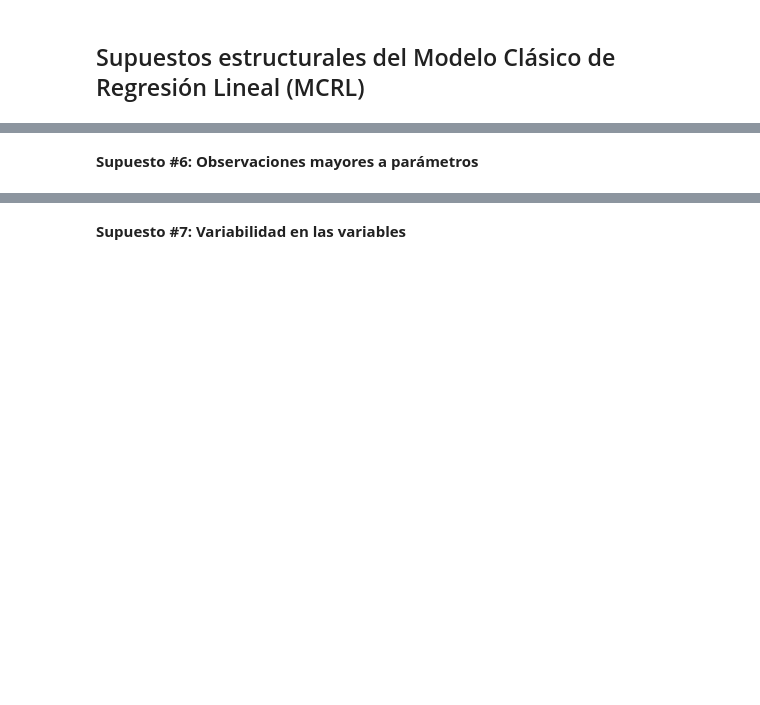
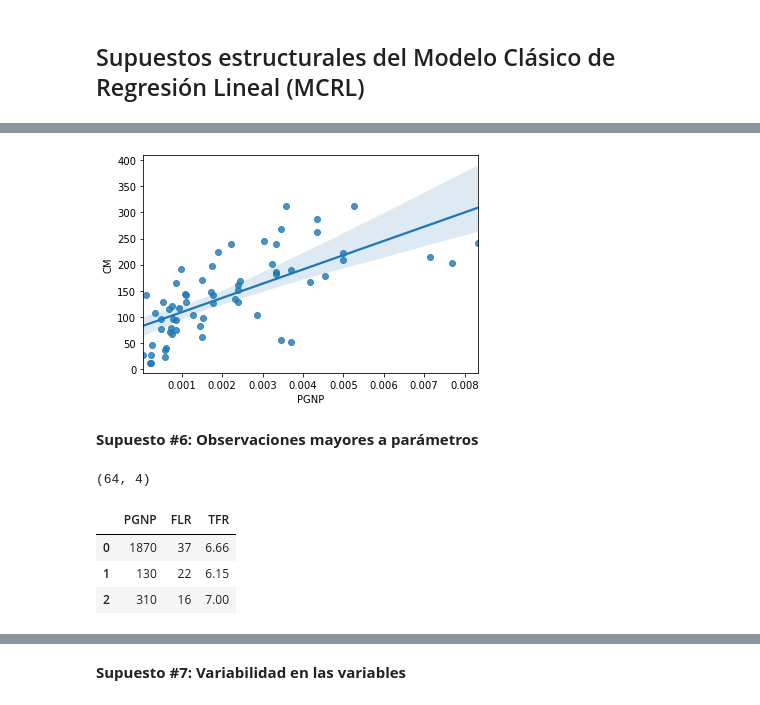
Before and after one commit to JuanAcevedoEcon/Advanced-Econometrics-MSc-, a Jupyter notebook: 1. Ordinary Least Squares (OLS)/(3) Supuestos Estructura MCO.ipynb, the cells around one changed output, grey strips where cells are left out. Drawn from its saved outputs; the diff is of its cells as text; code cells hidden in the pictures; blank space fills up the shorter version.

```diff
--- a/1. Ordinary Least Squares (OLS)/(3) Supuestos Estructura MCO.ipynb
+++ b/1. Ordinary Least Squares (OLS)/(3) Supuestos Estructura MCO.ipynb
@@ -13,0 +10,3 @@ sns.regplot(________,_________);
+# %%
+data=pd.read_csv(r"C:\Users\57317\Desktop\Universidad Nacional\Econometría Avanzada\Advanced-Econometrics-MSc-\Bases de datos\GujaratiPorter71.txt", delimiter="\t")
+data.head()
@@ -14,4 +20,10 @@ sns.regplot(________,_________);
+# %%
+sns.regplot(x = 1/data["PGNP"], y = data["CM"]);
+# %% [output]
+[figure, added]
 # %% [markdown]
 **Supuesto #6: Observaciones mayores a parámetros**
 # %%
-data._______
+data.shape
+# %% [output]
+(64, 4)
@@ -20,0 +30,7 @@ resultado_prueba=
+# %%
+data[["PGNP","FLR","TFR"]][0:3]
+# %% [output]
+|  | PGNP | FLR | TFR |
+| 0 | 1870 | 37 | 6.66 |
+| 1 | 130 | 22 | 6.15 |
+| 2 | 310 | 16 | 7.00 |
```
Also changed, not shown: parts of 26 cells of this notebook.
